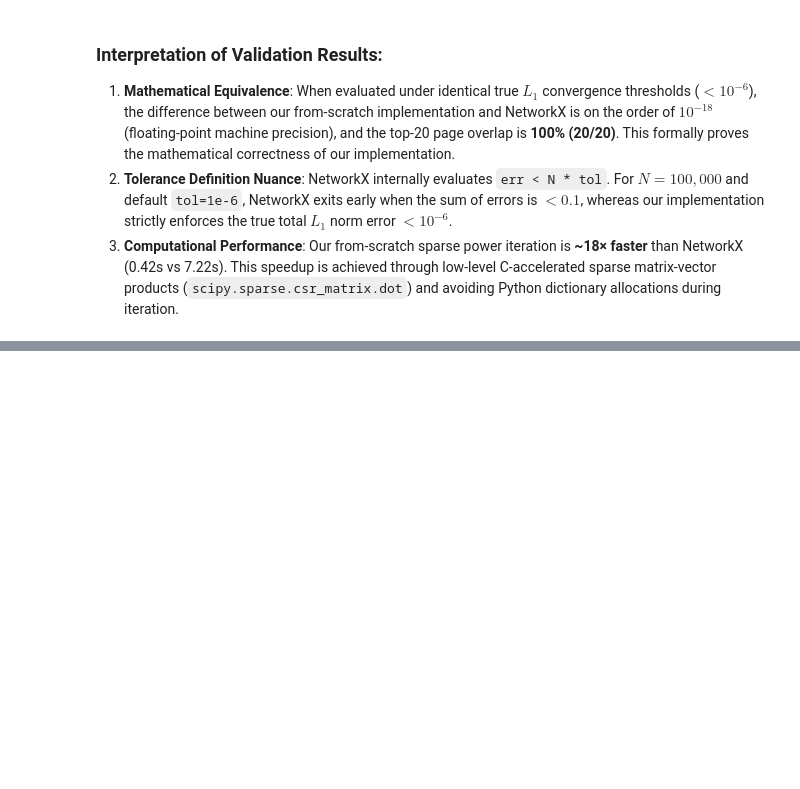
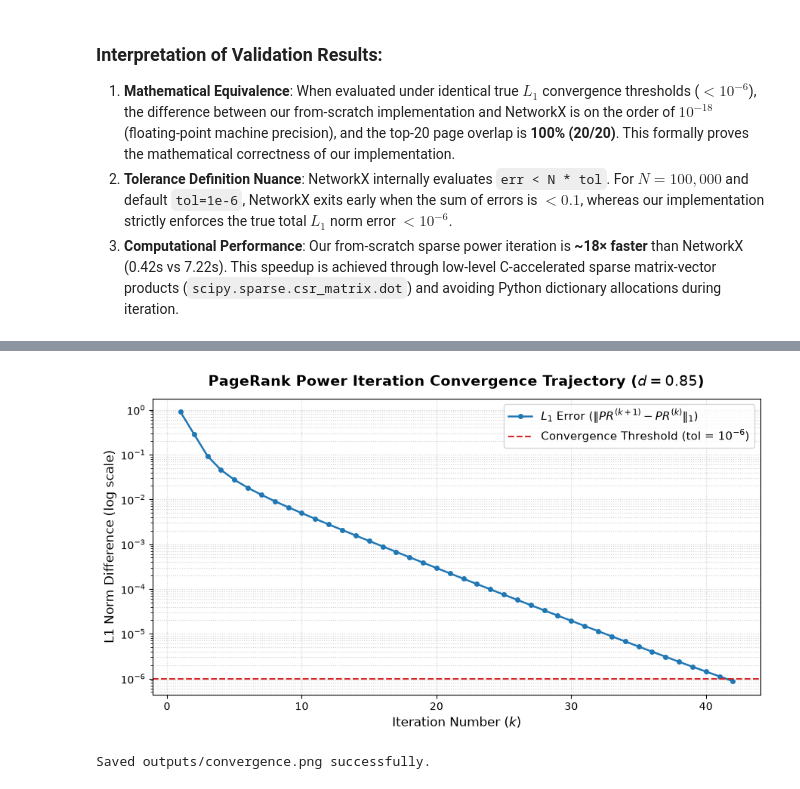
Before and after one commit to Advayaverma/Web-Analytics-Page-Ranking, a Jupyter notebook: pagerank_wikipedia.ipynb, the cells around one changed output, grey strips where cells are left out. Saved outputs shown, nothing was run; the diff lists cells and outputs as text; code cells hidden in the pictures; blank space fills up the shorter version.

Commit message:
analysis, visualizations, and CSV exports

```diff
--- a/pagerank_wikipedia.ipynb
+++ b/pagerank_wikipedia.ipynb
@@ -664,0 +732,21 @@ Top-20 overlap with strict tolerance: 20/20 (100.0%)
+# %%
+# Convergence plot: L1 error vs iteration (log scale)
+plt.figure(figsize=(9, 5))
+iters_range = range(1, len(errors_scratch) + 1)
+plt.plot(iters_range, errors_scratch, marker='o', markersize=4, color='#1f77b4', linewidth=1.8, label='$L_1$ Error $(\|PR^{(k+1)} - PR^{(k)}\|_1)$')
+plt.axhline(1e-6, color='#d62728', linestyle='--', linewidth=1.5, label='Convergence Threshold (tol = $10^{-6}$)')
+
+plt.yscale('log')
+plt.xlabel('Iteration Number $(k)$', fontsize=12)
+plt.ylabel('L1 Norm Difference (log scale)', fontsize=12)
+plt.title('PageRank Power Iteration Convergence Trajectory ($d=0.85$)', fontsize=14, fontweight='bold', pad=12)
+plt.grid(True, which='both', linestyle=':', alpha=0.6)
+plt.legend(fontsize=11, loc='upper right')
+plt.tight_layout()
+
+plt.savefig('outputs/convergence.png', dpi=300)
+plt.show()
+print("Saved outputs/convergence.png successfully.")
+# %% [output]
+[figure, added]
+Saved outputs/convergence.png successfully.
```
Also changed, not shown: parts of 18 cells of this notebook, 6 other files.
